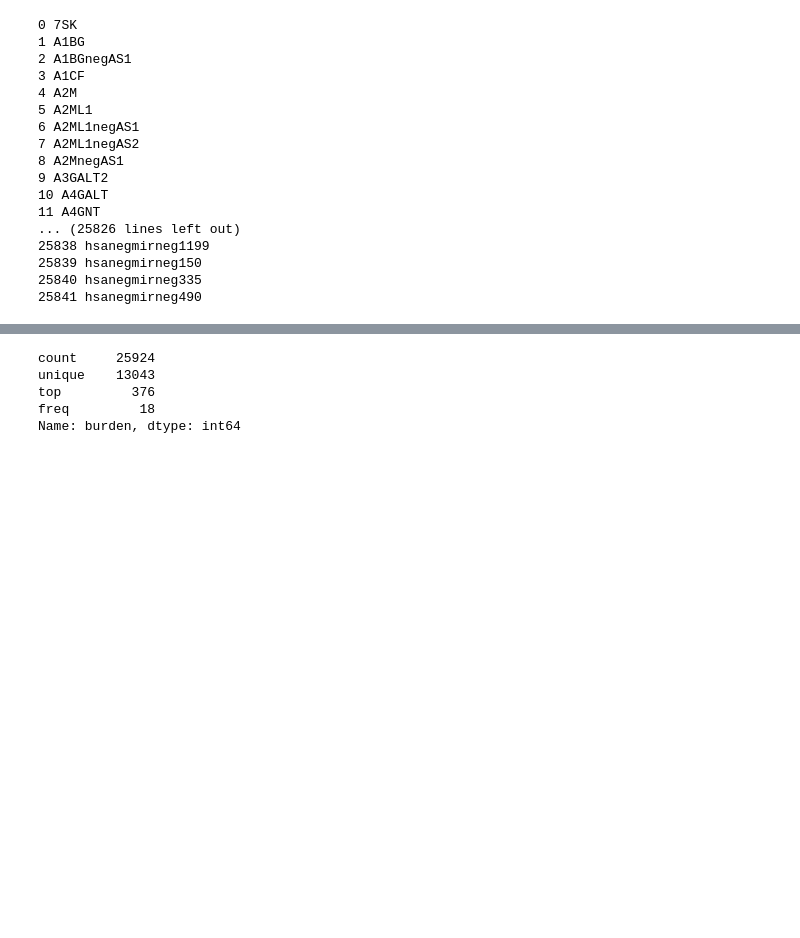
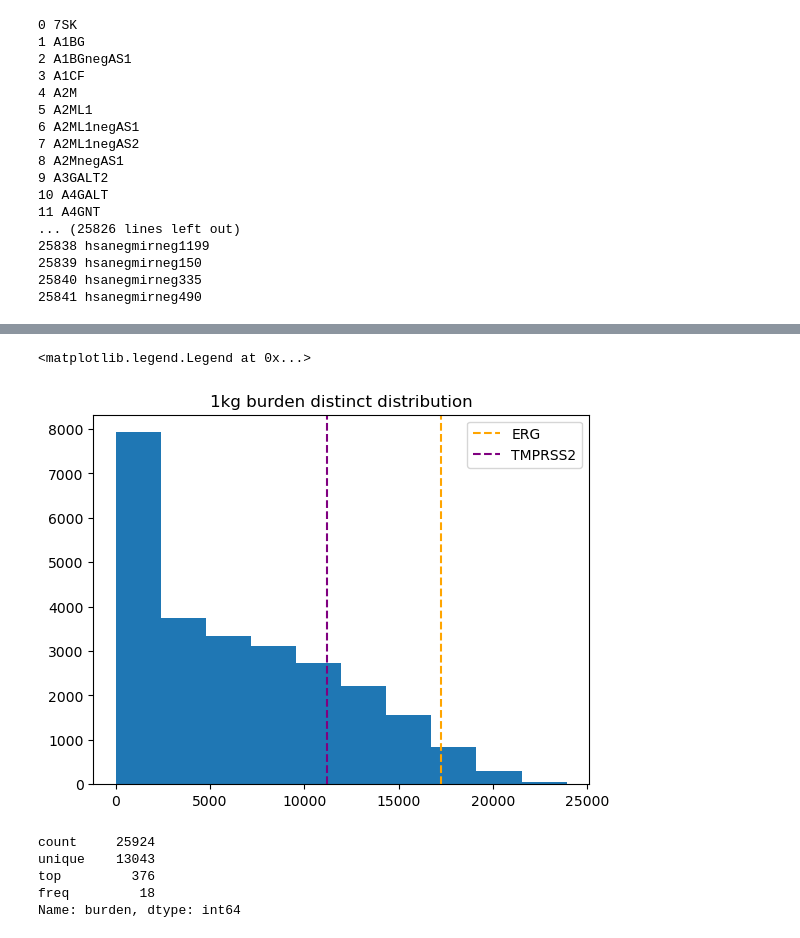
Before and after one commit to jakekrol/genefusion, a Jupyter notebook: scripts/python/prostate_analysis.ipynb, the cells around one changed output, grey strips where cells are left out. Saved outputs shown, nothing was run; the diff lists cells and outputs as text; code cells hidden in the pictures; blank space fills up the shorter version.

Commit message:
prostate: PCAWG total burden dist for filtering FPs

```diff
--- a/scripts/python/prostate_analysis.ipynb
+++ b/scripts/python/prostate_analysis.ipynb
@@ -874,3 +871,21 @@ plt.grid(False)
+# %%
+H_burd_distinct_ser = pd.Series(H_burd_distinct)
+H_burd_distinct_ser.hist()
+
+mask_erg = H_burd_distinct_ser.index.str.contains('^ERG$')
+mask_tmprss2 = H_burd_distinct_ser.index.str.contains('^TMPRSS2$')
+a = H_burd_distinct_ser[mask_erg]
+b = H_burd_distinct_ser[mask_tmprss2]
+print(a,b)
+
+plt.title('1kg burden distinct distribution')
+plt.grid(False)
+plt.axvline(x=a.values, color='orange', linestyle='--')
+plt.axvline(x=b.values, color='purple', linestyle='--')
+plt.legend(['ERG', 'TMPRSS2'])
+# %% [output]
+<matplotlib.legend.Legend at 0x...>
+[figure, added]
 # %%
 # H_burd_distinct = pd.DataFrame(H_burd_distinct, columns=['gene', 'burden'])
 # H_burd_distinct.burden.describe()
```
Also changed, not shown: parts of 45 cells of this notebook.
